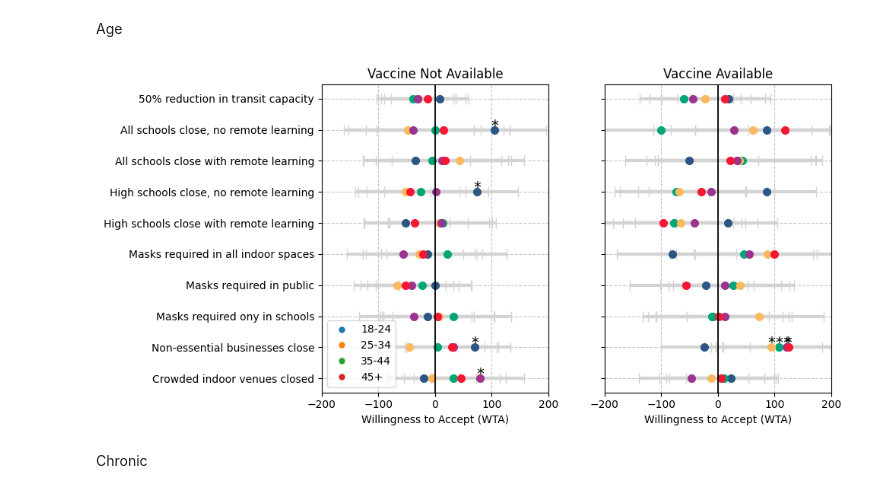
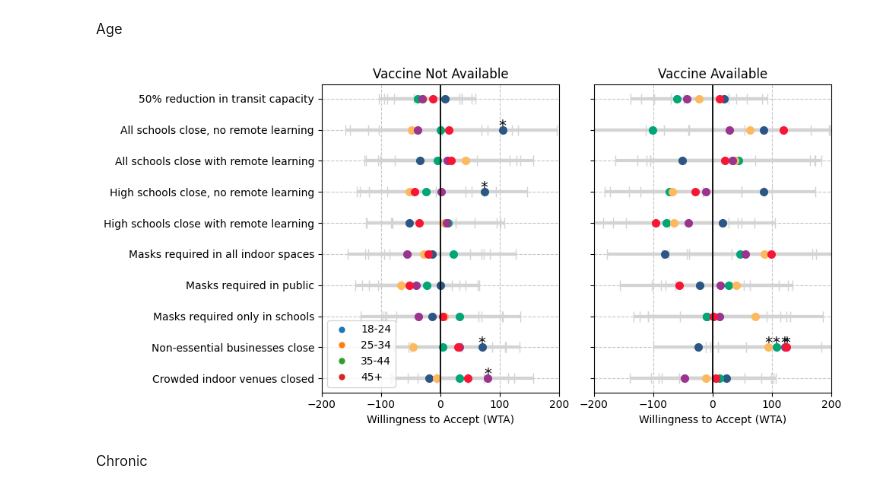
Before and after one commit to yaesoubilab/dces_for_npis, a Jupyter notebook: graphs_for_Reza.ipynb, the cells around one changed output. Drawn from its saved outputs; the diff is of its cells as text; code cells hidden in the pictures.

```diff
--- a/graphs_for_Reza.ipynb
+++ b/graphs_for_Reza.ipynb
@@ -700,35 +700,35 @@ ax[0].set_xlabel('Willingness to Accept (WTA)')
 
 # Create legend elements for the 4 age categories
 legend_elements_age = [
     Line2D([0], [0], marker='o', color='w', label='18-24', markerfacecolor='#1f77b4', markersize=MARKER_SIZE),
     Line2D([0], [0], marker='o', color='w', label='25-34', markerfacecolor='#ff7f0e', markersize=MARKER_SIZE),
     Line2D([0], [0], marker='o', color='w', label='35-44', markerfacecolor='#2ca02c', markersize=MARKER_SIZE),
     Line2D([0], [0], marker='o', color='w', label='45+', markerfacecolor='#d62728', markersize=MARKER_SIZE)
 ]
 
 ax[0].legend(handles=legend_elements_age, loc='best')
 
 # Plot the filtered WTP and their confidence intervals on the second axis
 ax[1].errorbar(wtp_vaccine, x_wtp_age, xerr=[results_age_vaccine_filtered['WTP_mean'] - results_age_vaccine_filtered['WTP_CI_lower'], results_age_vaccine_filtered['WTP_CI_upper'] - results_age_vaccine_filtered['WTP_mean']], fmt='none', color='black', ecolor='lightgray', elinewidth=3, capsize=5)
 for i in range(len(wtp_vaccine)):
     ax[1].plot(wtp_vaccine[i], x_wtp_age[i], 'o', color=colors_coef_age[i], markersize=MARKER_SIZE)
 for i, p in enumerate(p_values_vaccine):
     if p < 0.05:
         ax[1].text(wtp_vaccine[i] + 0.001, x_wtp_age[i], '*', color='black', fontsize=14, ha='center')
 
 ax[1].set_ylabel('', fontsize=14)
 ax[1].set_yticks(np.arange(len(x_lab_single_plots)))
 ax[1].set_yticklabels("", rotation=0, ha='right', fontsize=10)
 ax[1].grid(True, linestyle='--', alpha=0.7)
 ax[1].axvline(x=0, color='black', linestyle='-', linewidth=1.3)
 ax[1].set_xlim(WTP_X_RANGE)
 ax[1].set_title('Vaccine Available')
 ax[1].set_xlabel('Willingness to Accept (WTA)')
 
-plt.tight_layout(w_pad=3.0)
+plt.tight_layout(w_pad=1.0)
 plt.savefig('WTP_age_both.png')
 # %% [output]
-[figure, old version]
+[figure, new version]
 # %% [markdown]
 Chronic
 # %%
```
Also changed, not shown: parts of 6 cells of this notebook, 7 other files.
